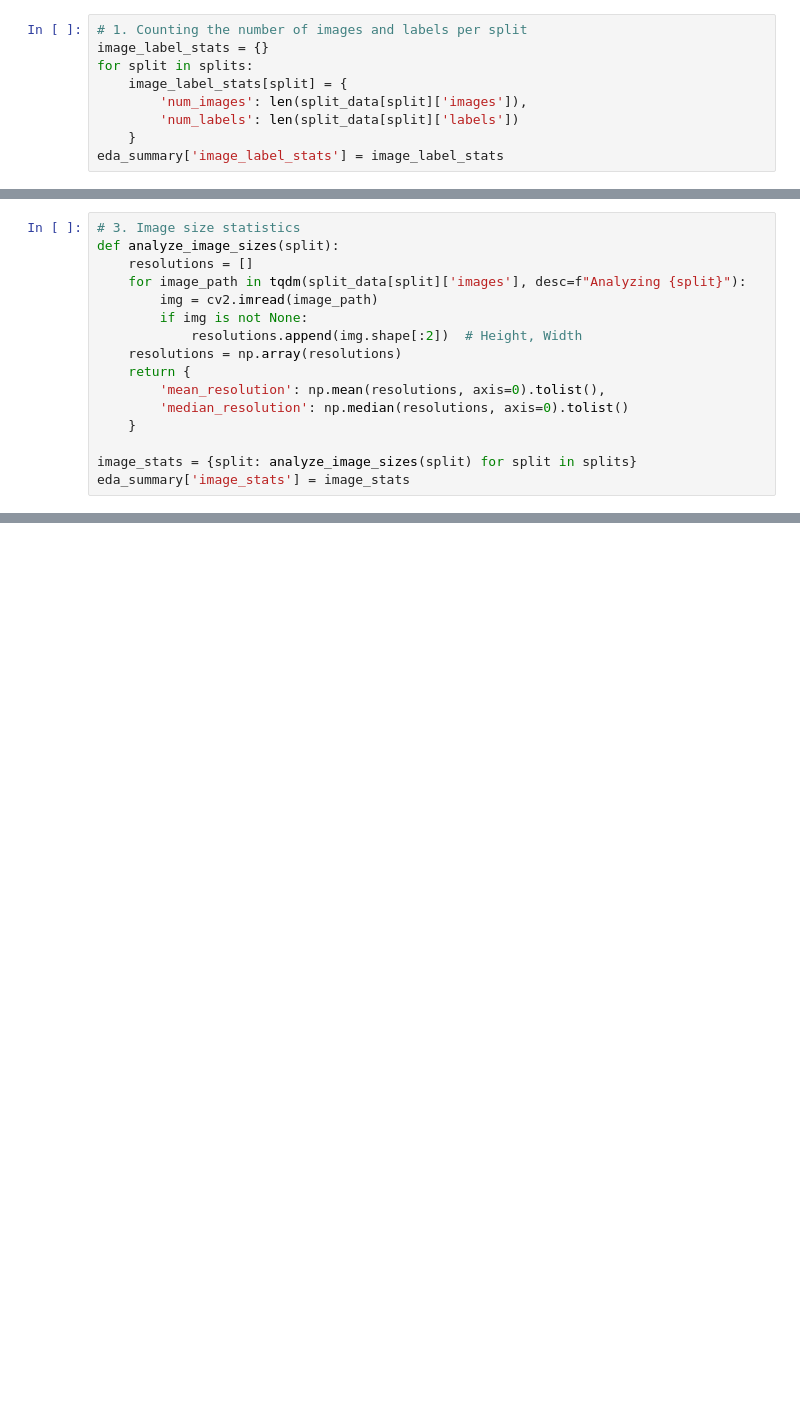
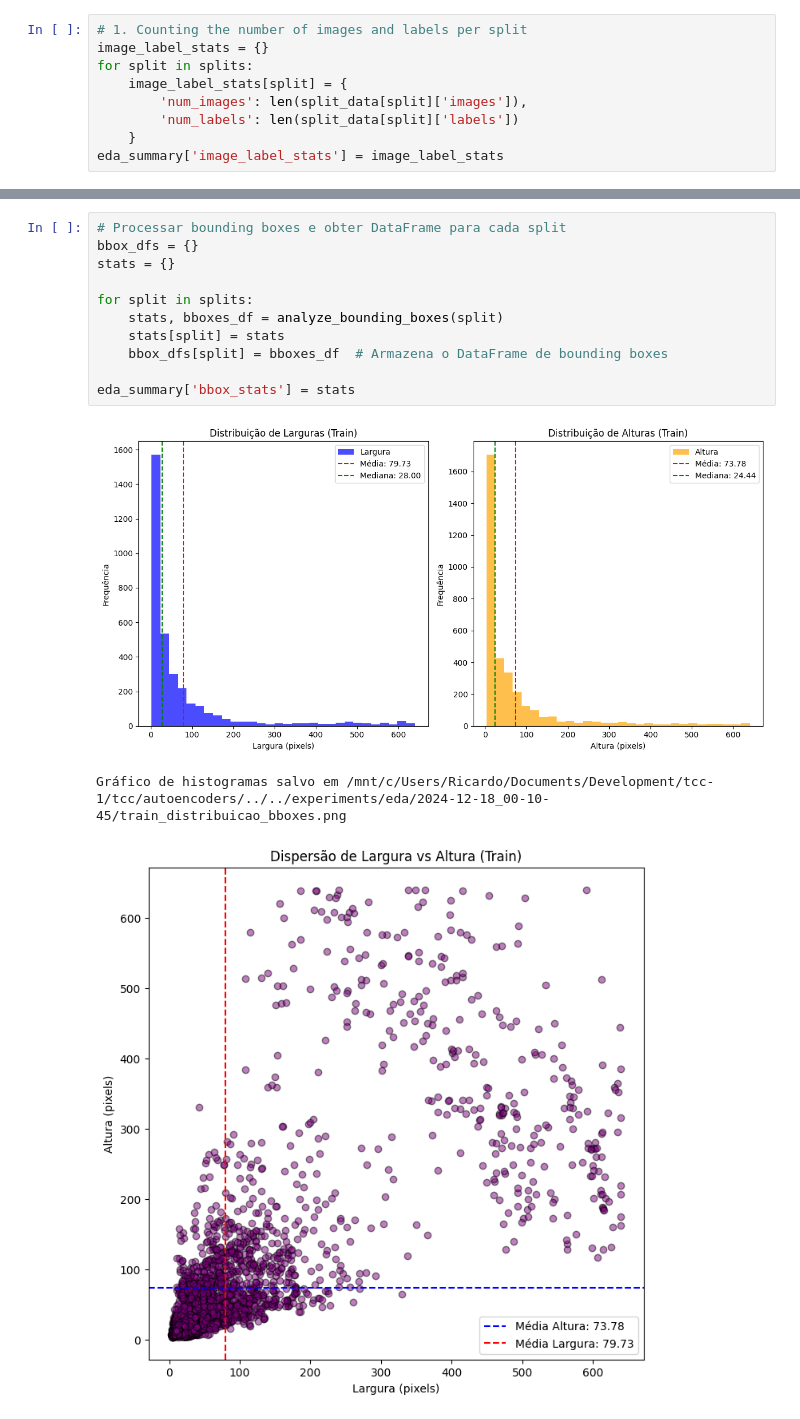
Before and after one commit to Traivok/tcc, a Jupyter notebook: tcc/autoencoders/exploratory.ipynb, the cells around one changed output, grey strips where cells are left out. Saved outputs shown, nothing was run; the diff lists cells and outputs as text; blank space fills up the shorter version.

```diff
--- a/tcc/autoencoders/exploratory.ipynb
+++ b/tcc/autoencoders/exploratory.ipynb
@@ -88,16 +48,0 @@ eda_summary['bbox_stats'] = bbox_stats
-# %%
-# 3. Image size statistics
-def analyze_image_sizes(split):
-    resolutions = []
-    for image_path in tqdm(split_data[split]['images'], desc=f"Analyzing {split}"):
-        img = cv2.imread(image_path)
-        if img is not None:
-            resolutions.append(img.shape[:2])  # Height, Width
-    resolutions = np.array(resolutions)
-    return {
-        'mean_resolution': np.mean(resolutions, axis=0).tolist(),
-        'median_resolution': np.median(resolutions, axis=0).tolist()
-    }
-
-image_stats = {split: analyze_image_sizes(split) for split in splits}
-eda_summary['image_stats'] = image_stats
@@ -103,0 +147,15 @@ eda_summary['image_stats'] = image_stats
+# %%
+# Processar bounding boxes e obter DataFrame para cada split
+bbox_dfs = {}
+stats = {}
+
+for split in splits:
+    stats, bboxes_df = analyze_bounding_boxes(split)
+    stats[split] = stats
+    bbox_dfs[split] = bboxes_df  # Armazena o DataFrame de bounding boxes
+
+eda_summary['bbox_stats'] = stats
+# %% [output]
+[figure, added]
+Gráfico de histogramas salvo em /mnt/c/Users/Ricardo/Documents/Development/tcc-1/tcc/autoencoders/../../experiments/eda/2024-12-18_00-10-45/train_distribuicao_bboxes.png
+[figure, added]
```
Also changed, not shown: parts of 13 cells of this notebook.
